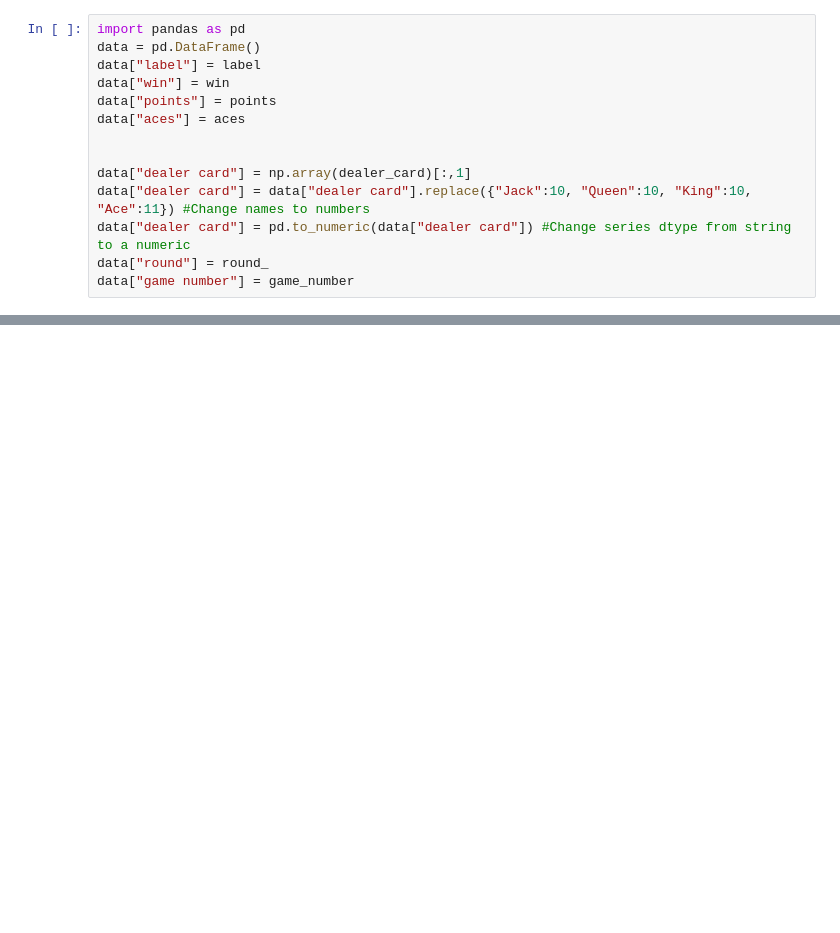
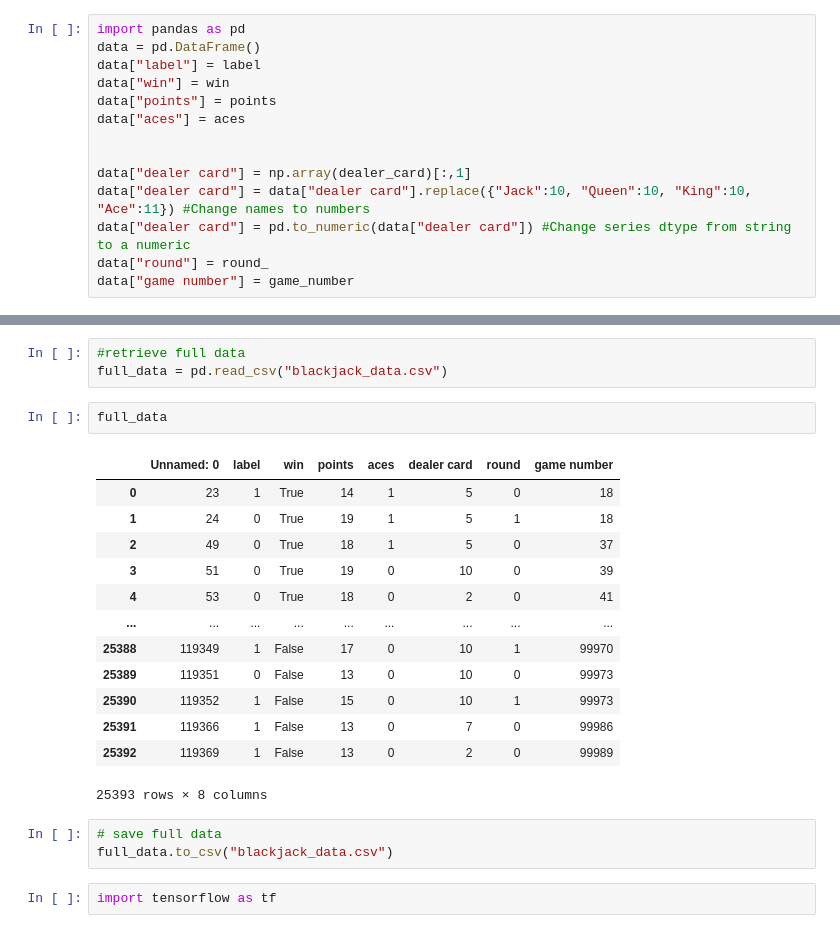
Before and after one commit to AlexanderGrunewald/CMSE-202-Group-Project, a Jupyter notebook: Game Running.ipynb, the cells around one changed output, grey strips where cells are left out. Saved outputs shown, nothing was run; the diff lists cells and outputs as text; blank space fills up the shorter version.

```diff
--- a/Game Running.ipynb
+++ b/Game Running.ipynb
@@ -250,0 +321,24 @@ win_data
+# %%
+#retrieve full data
+full_data = pd.read_csv("blackjack_data.csv")
+# %%
+full_data
+# %% [output]
+|  | Unnamed: 0 | label | win | points | aces | dealer card | round | game number |
+| 0 | 23 | 1 | True | 14 | 1 | 5 | 0 | 18 |
+| 1 | 24 | 0 | True | 19 | 1 | 5 | 1 | 18 |
+| 2 | 49 | 0 | True | 18 | 1 | 5 | 0 | 37 |
+| 3 | 51 | 0 | True | 19 | 0 | 10 | 0 | 39 |
+| 4 | 53 | 0 | True | 18 | 0 | 2 | 0 | 41 |
+| ... | ... | ... | ... | ... | ... | ... | ... | ... |
+| 25388 | 119349 | 1 | False | 17 | 0 | 10 | 1 | 99970 |
+| 25389 | 119351 | 0 | False | 13 | 0 | 10 | 0 | 99973 |
+| 25390 | 119352 | 1 | False | 15 | 0 | 10 | 1 | 99973 |
+| 25391 | 119366 | 1 | False | 13 | 0 | 7 | 0 | 99986 |
+| 25392 | 119369 | 1 | False | 13 | 0 | 2 | 0 | 99989 |
+25393 rows × 8 columns
+# %%
+# save full data
+full_data.to_csv("blackjack_data.csv")
+# %%
+import tensorflow as tf
```
Also changed, not shown: parts of 38 cells of this notebook, 1 other file.
